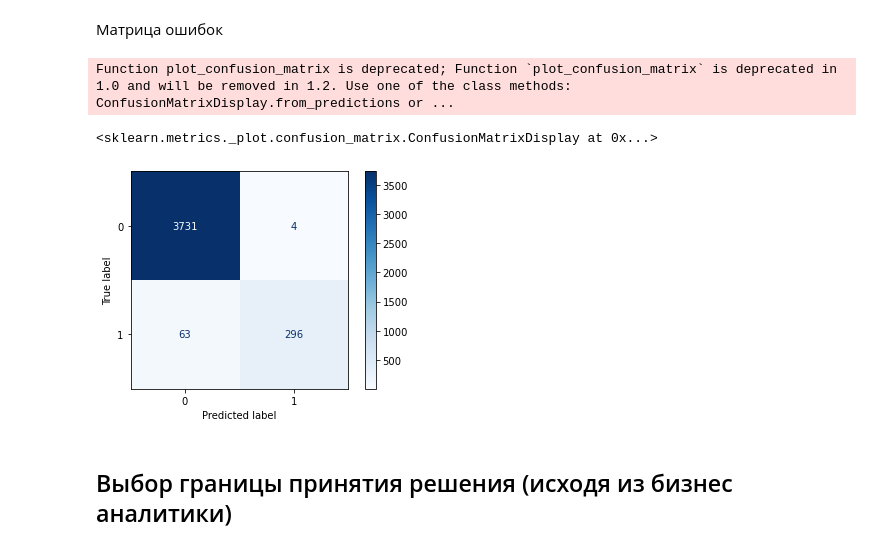
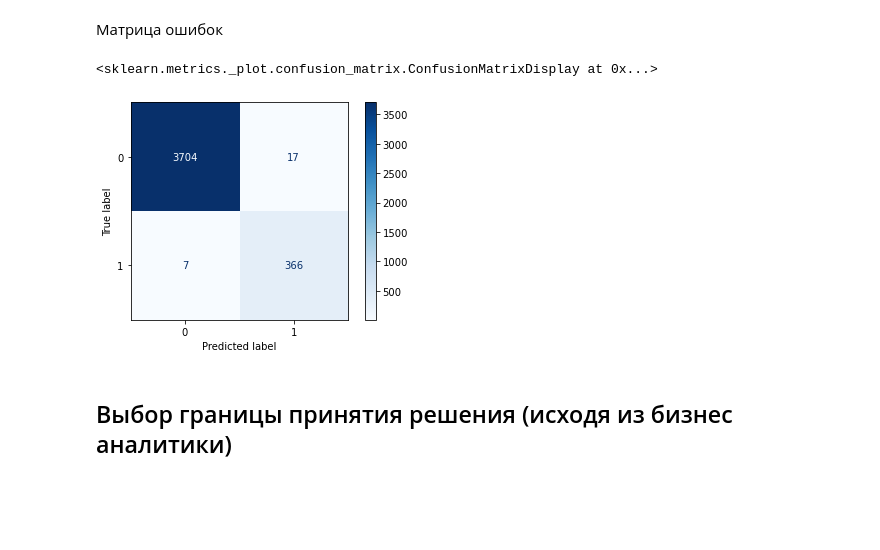
Before and after one commit to loverberg/portfolio, a Jupyter notebook: Big_Data_MTC/CatBoostClassifier.ipynb, the cells around one changed output. Cells and saved outputs as stored; diff of their text form; code cells hidden in the pictures; blank space fills up the shorter version.

```diff
--- a/Big_Data_MTC/CatBoostClassifier.ipynb
+++ b/Big_Data_MTC/CatBoostClassifier.ipynb
@@ -75,2 +67,5 @@ Zero count = 18605, One count = 1863
+# %%
+from sklearn.model_selection import train_test_split
+X_train, X_test, y_train, y_test = train_test_split(X, y, test_size=0.2, random_state=42, stratify=y)
 # %% [markdown]
 Создание класса Pool
@@ -92,3 +71,0 @@ Column names dataset:
-# %%
-from sklearn.model_selection import train_test_split
-X_train, X_validation, y_train, y_validation = train_test_split(X, y, train_size=0.8, random_state=1234)
@@ -96,0 +208,28 @@ X_train, X_validation, y_train, y_validation = train_test_split(X, y, train_size
+# %%
+params = {
+    'random_state': 42,
+    'loss_function': 'Logloss',
+    'custom_metric': ['Precision', 'Recall', 'AUC'],
+    'eval_metric': 'F1',
+    'scale_pos_weight': 9.99,
+    'cat_features': cat_features,
+    'train_dir': 'clf_equalize'
+}
+
+# Создание классификатора
+clf_equalize = CatBoostClassifier(**params)
+
+# Обучение
+clf_equalize.fit(
+    X_train,
+    y_train,
+    eval_set=[(X_test, y_test)],
+    early_stopping_rounds=150,
+    use_best_model=True,
+    verbose=0,
+    plot=True
+);
+
+# вывод метрик
+clf_equalize_dict = OrderedDict()
+metrics(clf_equalize, clf_equalize_dict)
@@ -235,11 +641,10 @@ print(tunned_model.tree_count_)
 # %% [markdown]
 Матрица ошибок
 # %%
-plot_confusion_matrix(tunned_model,X_validation,y_validation,cmap=plt.cm.Blues)
+plot_confusion_matrix(clf_equalize,X_validation,y_validation,cmap=plt.cm.Blues)
 # %% [output]
-Function plot_confusion_matrix is deprecated; Function `plot_confusion_matrix` is deprecated in 1.0 and will be removed in 1.2. Use one of the class methods: ConfusionMatrixDisplay.from_predictions or ...
+<sklearn.metrics._plot.confusion_matrix.ConfusionMatrixDisplay at 0x...>
-<sklearn.metrics._plot.confusion_matrix.ConfusionMatrixDisplay at 0x...>
-[figure, old version]
+[figure, new version]
 # %% [markdown]
 ## Выбор границы принятия решения (исходя из бизнес аналитики)
 # %% [markdown]
```
Also changed, not shown: parts of 29 cells of this notebook, 42 other files.
